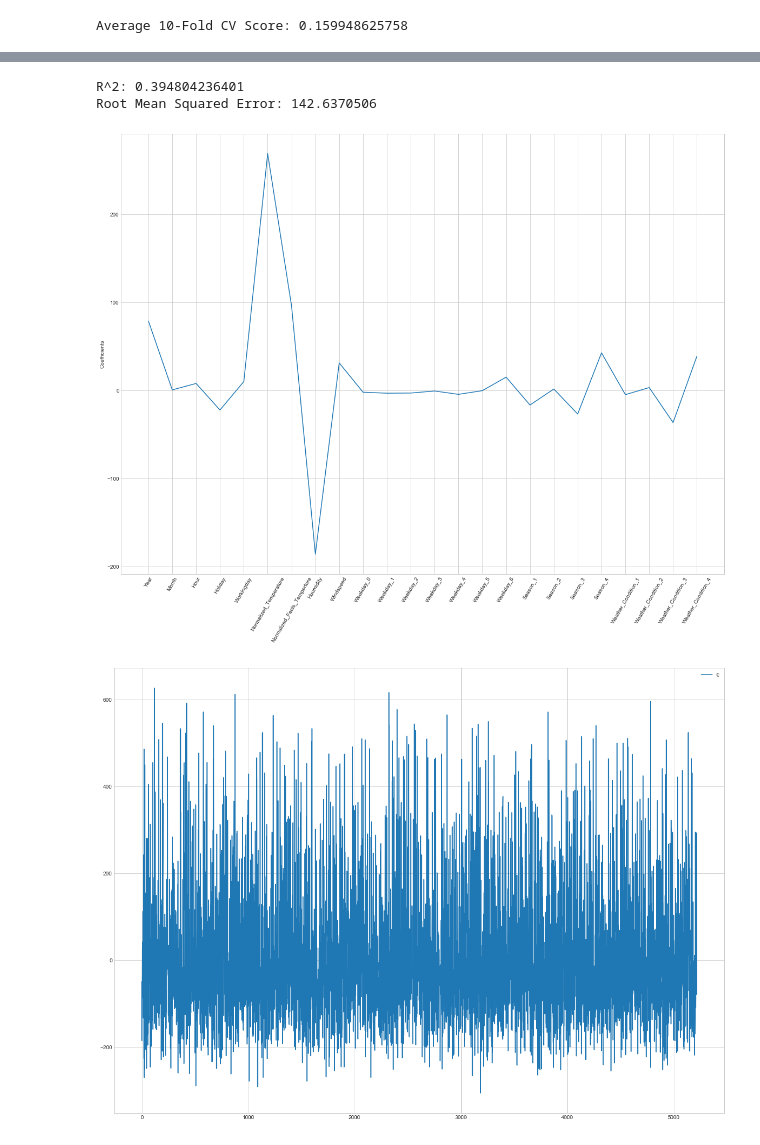
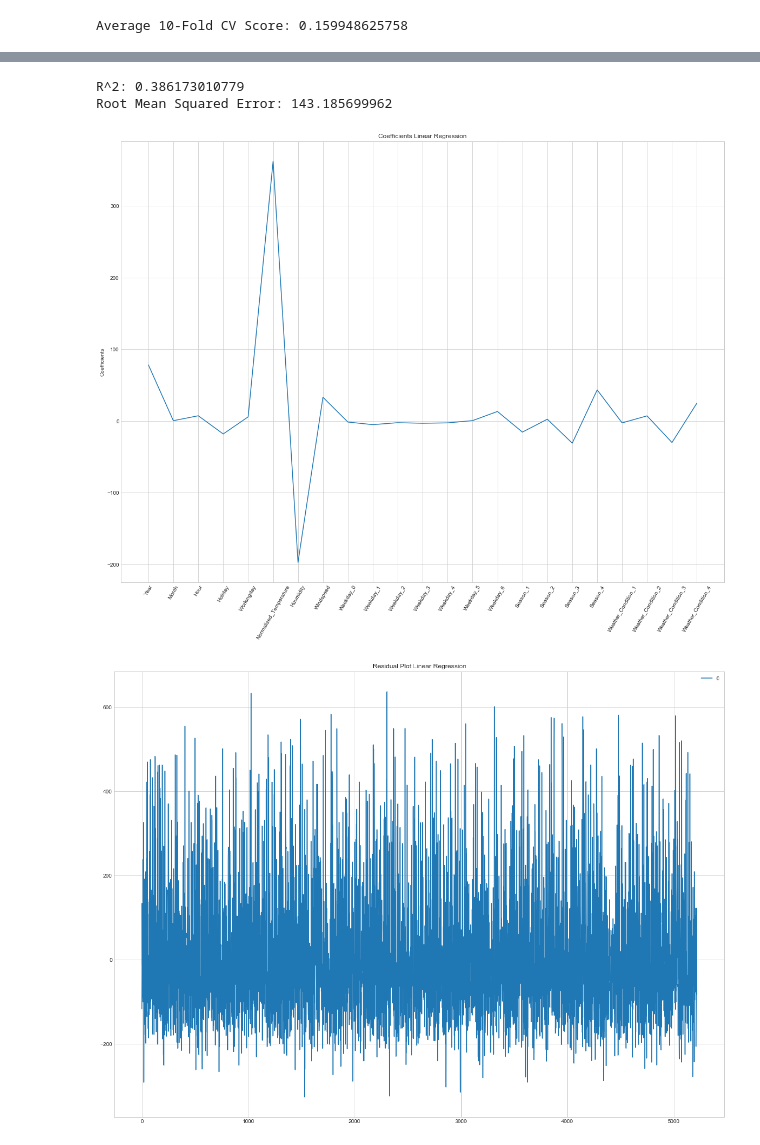
Before and after one commit to samudassir/bikesharingdemand, a Jupyter notebook: machine_learning/src/bike_share_demand_machine_learning.ipynb, the cells around one changed output, grey strips where cells are left out. Saved outputs shown, nothing was run; the diff lists cells and outputs as text; code cells hidden in the pictures.

Commit message:
updated with RMSLE error

```diff
--- a/machine_learning/src/bike_share_demand_machine_learning.ipynb
+++ b/machine_learning/src/bike_share_demand_machine_learning.ipynb
@@ -54,6 +56,13 @@ def linearRegression(df,features):
     y_pred = reg_all.predict(X_test)
 
     # Compute and print R^2 and RMSE
+    _ = plt.scatter(y_pred,y_test)
+    _ = plt.rcParams['figure.figsize'] = [20, 15]
+    _ = plt.title('Linear Regression Fitted Plot')
+    savefig('../../plot/img/linearregression_fitted_plot.png', bbox_inches='tight')
+    plt.show()
+
+    print("RMSLE: {}".format(np.sqrt(mean_squared_log_error(y_test,y_pred))))
     print("R^2: {}".format(reg_all.score(X_test, y_test)))
     rmse = np.sqrt(mean_squared_error(y_test,y_pred))
     print("Root Mean Squared Error: {}".format(rmse))
@@ -63,6 +72,7 @@ def linearRegression(df,features):
     _ = plt.plot(range(len(features.columns)),reg_coef)
     _ = plt.xticks(range(len(features.columns)),features,rotation=60)
     _ = plt.ylabel('Coefficients')
+    _ = plt.title('Coefficients Linear Regression')
     _ = plt.rcParams['figure.figsize'] = [20, 15]
     savefig('../../plot/img/linear_regression.png', bbox_inches='tight')
     _ = plt.show()
@@ -71,6 +81,7 @@ def linearRegression(df,features):
     residuals = pd.DataFrame(residuals)
     # plot residuals
     residuals.plot()
+    _ = plt.title('Residual Plot Linear Regression')
     savefig('../../plot/img/linear_regression_residual_plot.png', bbox_inches='tight')
     plt.show()
 # %%
@@ -94,6 +103,6 @@ crossValScore(reg,10)
 Average 10-Fold CV Score: 0.159948625758
 # %%
 dum_df = pd.get_dummies(df, columns=["Weekday","Season","Weather_Condition"])
-features = dum_df.drop(['Demand','Casual','Registered'],axis=1)
+features = dum_df.drop(['Demand','Casual','Registered','Normalized_Feels_Temperture'],axis=1)
 linearRegression(dum_df,features)
 # %% [output]
@@ -100,7 +110,7 @@ linearRegression(dum_df,features)
-R^2: 0.394804236401
-Root Mean Squared Error: 142.6370506
+R^2: 0.386173010779
+Root Mean Squared Error: 143.185699962
-[figure, old version]
-[figure, old version]
+[figure, new version]
+[figure, added]
 # %%
 def lassoTest(df,features):
     X = features.values
```
Also changed, not shown: parts of 21 cells of this notebook, 13 other files.
